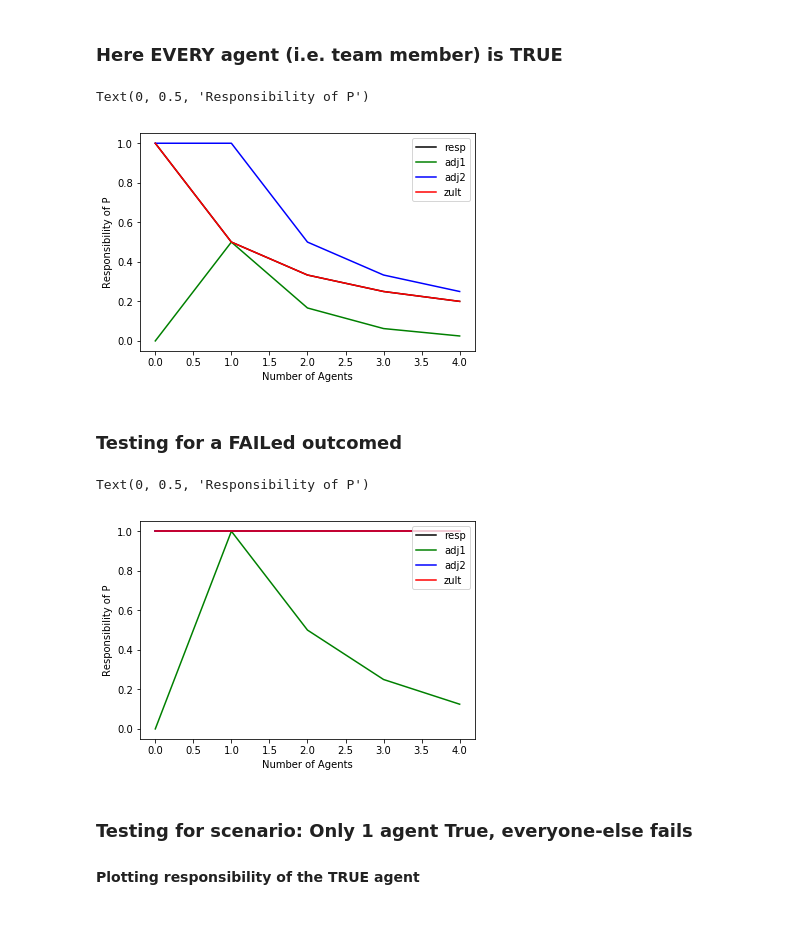
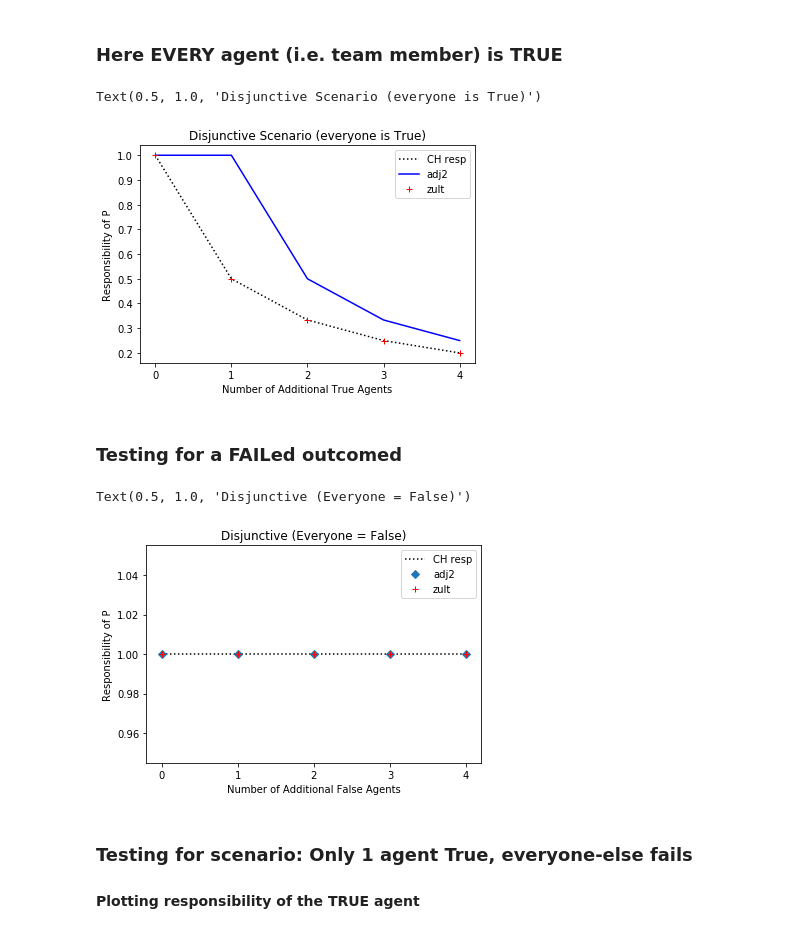
Before and after one commit to akashgokul/Causal_Research, a Jupyter notebook: Halpern-Pearl (Original Defn) Implementation.ipynb, the cells around one changed output. Cells and saved outputs as stored; diff of their text form; code cells hidden in the pictures.

Commit message:
Fixed plots and fixed bug in zultan

```diff
--- a/Halpern-Pearl (Original Defn) Implementation.ipynb
+++ b/Halpern-Pearl (Original Defn) Implementation.ipynb
@@ -372,7 +372,8 @@ class Causal_Model:
                 min_key = min(W_dct_keys)
                 adj_2_outcome = 1 / (len(W_dct[min_key])*min_key)
         #zultan:
-                total_num_changes = sum(W_dct.keys())
+                paths = [len(W_dct[k])*(1/k) for k in W_dct_keys]
+                total_num_changes = 1/sum(paths)
                 return (adj_2_outcome,1/(total_num_changes + 1))
 
 
@@ -389,7 +390,9 @@ class Causal_Model:
             if(outcome_func(self.exogenous_var,V_given_set(self.endogenous_var,not_X,X_indices)) != outcome_val):
                 return 1
             W_dict = self.Z_and_W_search(X,X_indices,outcome_func,outcome_val,0,False)
-            total_num_changes = sum(W_dict.keys())
+            W_dct_keys = W_dict.keys()
+            paths = [len(W_dct[k])*(1/k) for k in W_dct_keys]
+            total_num_changes = 1/sum(paths)
             return 1/(total_num_changes + 1)
         else:
             return 0
@@ -1754,40 +1757,42 @@ def disjunc(U,V):
     num_agents = len(V)-1
     lst_of_agent_outcomes = [1 if V[i] == True else 0 for i in range(0,num_agents)]
     return sum(lst_of_agent_outcomes) >= 1
 
 og_r = []
 adj_1 = []
 adj_2 = []
 adj_z = []
 for i in range(5):
     U = [True for j in range(i+1)]
     V = [True for j in range(i+2)]
     R = [(False,True) for j in range(i+1)]
     F = [None for j in range(i+1)] + [disjunc]
     Disj_Model = Causal_Model(U,V,R,F)
     X = [True]
     X_index = [0]
     r = Disj_Model.responsibility(X,X_index,V[-1],disjunc,True)
     og_r.append(r)
     adj_1.append(Disj_Model.adj_responsibility(X,X_index,1,V[-1],disjunc,True))
     adj_zult = Disj_Model.adj_responsibility_2m(X,X_index,1,V[-1],disjunc,True)
     adj_2.append(adj_zult[0])
     adj_z.append(adj_zult[1])
 num_agents = np.asarray([i for i in range(5)])
 og_r = np.asarray(og_r)
-adj_1 = np.asarray(adj_1)
+#adj_1 = np.asarray(adj_1)
 adj_2 = np.asarray(adj_2)
 adj_z = np.asarray(adj_z)
-plt.plot(num_agents,og_r, color = 'black',label = 'resp')
-plt.plot(num_agents,adj_1, color = 'green',label='adj1')
+plt.plot(num_agents,og_r, color = 'black',linestyle=':',label = 'CH resp')
+#plt.plot(num_agents,adj_1, color = 'green',label='adj1')
 plt.plot(num_agents,adj_2, color = 'blue',label='adj2')
-plt.plot(num_agents,adj_z, color = 'red',label = 'zult')
+plt.plot(num_agents,adj_z, 'r+',label = 'zult')
 plt.legend(loc='upper right')
-plt.xlabel('Number of Agents')
+plt.xlabel('Number of Additional True Agents')
 plt.ylabel('Responsibility of P')
+plt.xticks([0,1,2,3,4])
+plt.title("Disjunctive Scenario (everyone is True)")
 # %% [output]
-Text(0, 0.5, 'Responsibility of P')
+Text(0.5, 1.0, 'Disjunctive Scenario (everyone is True)')
-[figure, old version]
+[figure, new version]
 # %% [markdown]
 ### Testing for a FAILed outcomed
 # %%
@@ -1814,16 +1819,18 @@ og_r = np.asarray(og_r)
 adj_1 = np.asarray(adj_1)
 adj_2 = np.asarray(adj_2)
 adj_z = np.asarray(adj_z)
-plt.plot(num_agents,og_r, color = 'black',label = 'resp')
-plt.plot(num_agents,adj_1, color = 'green',label='adj1')
-plt.plot(num_agents,adj_2, color = 'blue',label='adj2')
-plt.plot(num_agents,adj_z, color = 'red',label = 'zult')
+plt.plot(num_agents,og_r, color = 'black',linestyle=":",label = 'CH resp')
+#plt.plot(num_agents,adj_1, color = 'green',label='adj1')
+plt.plot(num_agents,adj_2, 'D',label='adj2')
+plt.plot(num_agents,adj_z, 'r+',label = 'zult')
 plt.legend(loc='upper right')
-plt.xlabel('Number of Agents')
+plt.xlabel('Number of Additional False Agents')
 plt.ylabel('Responsibility of P')
+plt.xticks([0,1,2,3,4])
+plt.title("Disjunctive (Everyone = False)")
 # %% [output]
-Text(0, 0.5, 'Responsibility of P')
+Text(0.5, 1.0, 'Disjunctive (Everyone = False)')
-[figure, old version]
+[figure, new version]
 # %% [markdown]
 ### Testing for scenario:  Only 1 agent True, everyone-else fails
 #### Plotting responsibility of the TRUE agent
```
Also changed, not shown: parts of 11 cells of this notebook.
